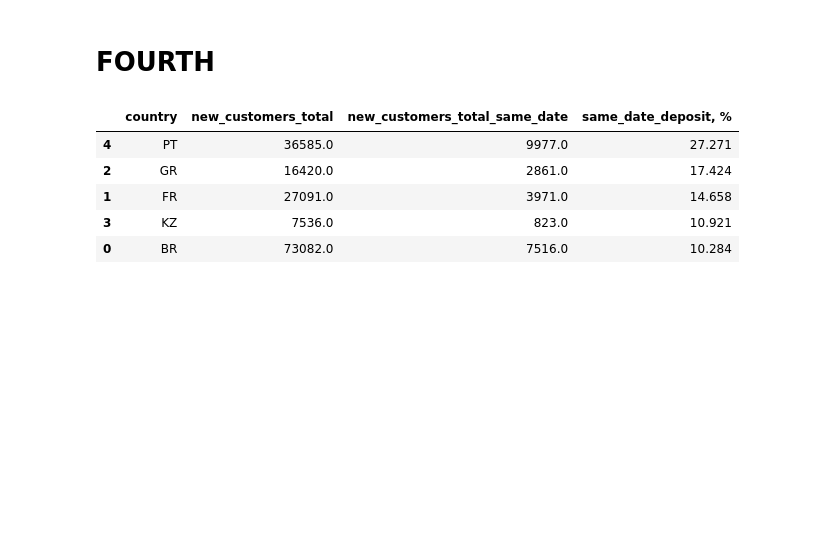
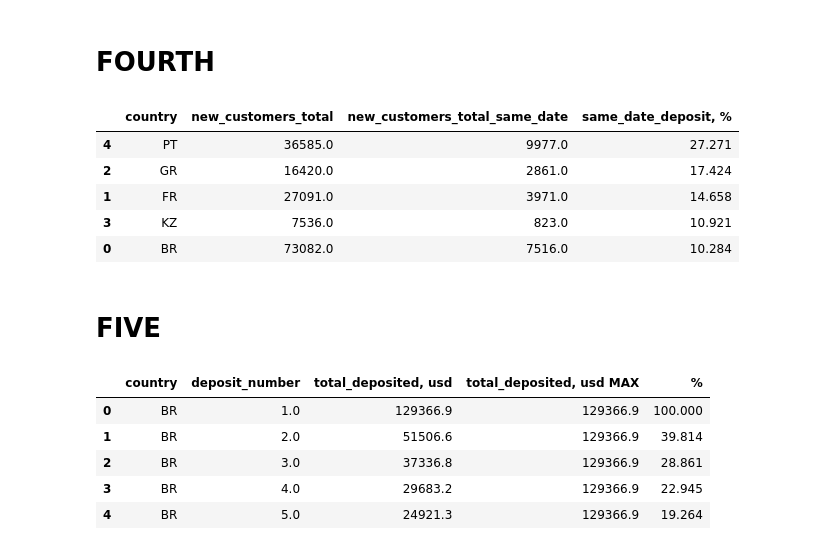
Before and after one commit to JeanSkyPoor/test_neotech, a Jupyter notebook: graph.ipynb, the cells around one changed output. Saved outputs shown, nothing was run; the diff lists cells and outputs as text; code cells hidden in the pictures; blank space fills up the shorter version.

```diff
--- a/graph.ipynb
+++ b/graph.ipynb
@@ -189,3 +189,27 @@ fig.update_traces(
     )
 )
 fig.show()
+# %% [markdown]
+# FIVE
+# %%
+df_five_columns = {
+    "country": "category",
+    "deposit_number": float,
+    "total_deposited, usd": float,
+    "total_deposited, usd MAX": float,
+    "%": float
+}
+df = pd.read_csv(
+    "funnel_area.csv",
+    usecols = df_five_columns.keys(),
+    dtype = df_five_columns,
+    sep = ";"
+)
+df.head()
+# %% [output]
+|  | country | deposit_number | total_deposited, usd | total_deposited, usd MAX | % |
+| 0 | BR | 1.0 | 129366.9 | 129366.9 | 100.000 |
+| 1 | BR | 2.0 | 51506.6 | 129366.9 | 39.814 |
+| 2 | BR | 3.0 | 37336.8 | 129366.9 | 28.861 |
+| 3 | BR | 4.0 | 29683.2 | 129366.9 | 22.945 |
+| 4 | BR | 5.0 | 24921.3 | 129366.9 | 19.264 |
```
Also changed, not shown: parts of 1 cell of this notebook, 4 other files.
